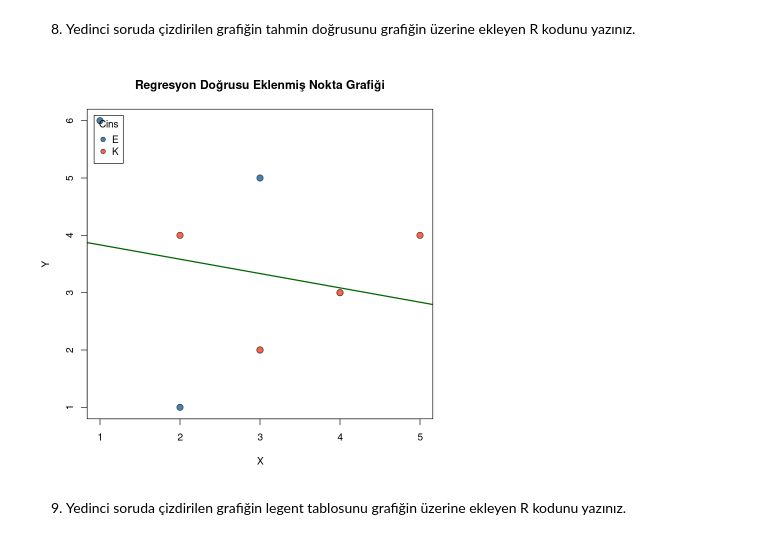
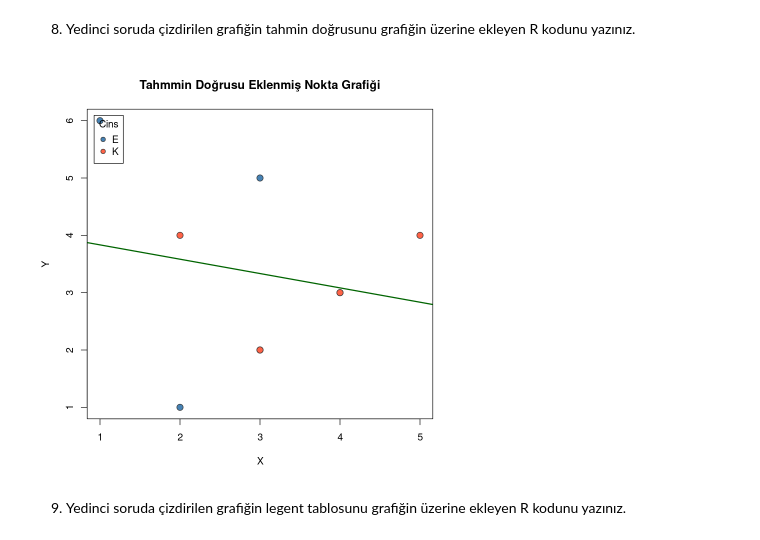
Before and after one commit to mertssmnoglu/R, a Jupyter notebook: uygulamali_istatistik_2025-2026/_sinav_benzeri_sorular/solutions/vize_cozumler_2.ipynb, the cells around one changed output. Drawn from its saved outputs; the diff is of its cells as text; code cells hidden in the pictures.

```diff
--- a/uygulamali_istatistik_2025-2026/_sinav_benzeri_sorular/solutions/vize_cozumler_2.ipynb
+++ b/uygulamali_istatistik_2025-2026/_sinav_benzeri_sorular/solutions/vize_cozumler_2.ipynb
@@ -165,32 +165,32 @@ plot(
 # %%
 x <- c(2, 3, 4, 2, 3, 1, 5, 4, 3)
 y <- c(1, 2, 3, 4, 5, 6, 4, 3, 2)
 cins <- factor(c("E", "K", "E", "K", "E", "E", "K", "K", "K"), levels = c("E", "K"))
 renkler <- ifelse(cins == "E", "steelblue", "tomato")
 model <- lm(y ~ x)
 plot(
   x,
   y,
   pch = 21,
   bg = renkler,
   col = "gray20",
   cex = 1.4,
-  main = "Regresyon Doğrusu Eklenmiş Nokta Grafiği",
+  main = "Tahmmin Doğrusu Eklenmiş Nokta Grafiği",
   xlab = "X",
   ylab = "Y"
 )
 abline(model, col = "darkgreen", lwd = 2)
 legend(
   "topleft",
   legend = levels(cins),
   pch = 21,
   pt.bg = c("steelblue", "tomato"),
   col = "gray20",
   title = "Cins",
   inset = 0.02
 )
 # %% [output]
-[figure, old version]
+[figure, new version]
 # %% [markdown]
 9. Yedinci soruda çizdirilen grafiğin legent tablosunu grafiğin üzerine ekleyen R kodunu yazınız.
 # %%
```
Also changed, not shown: parts of 6 cells of this notebook.
